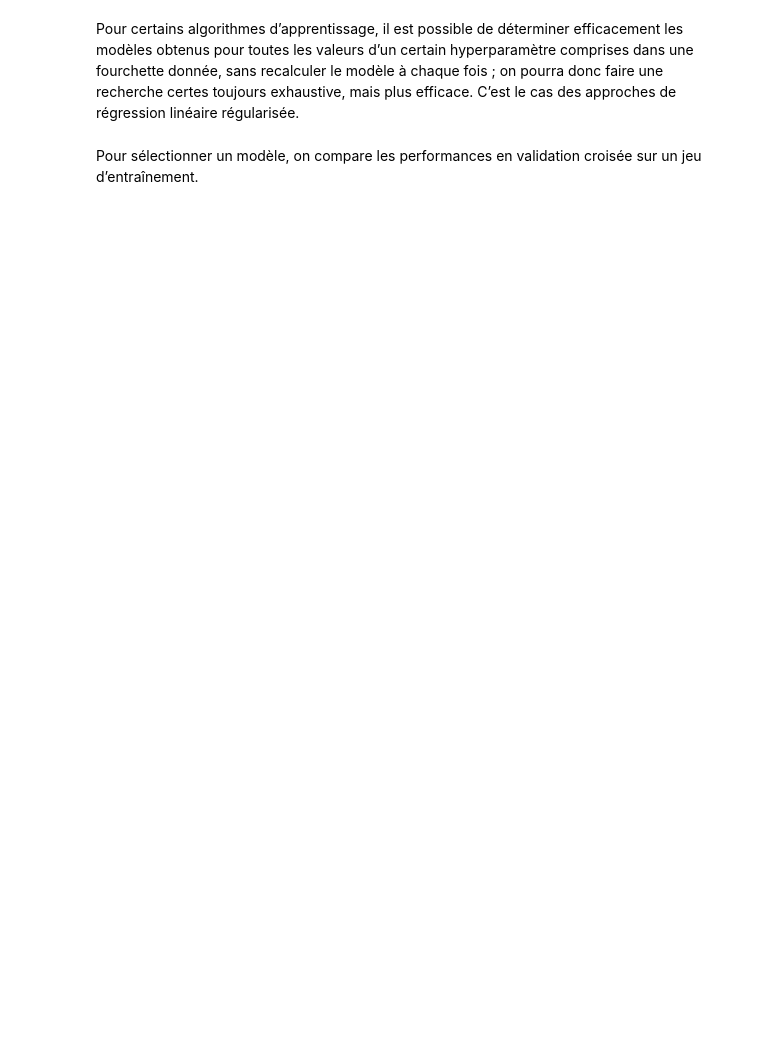
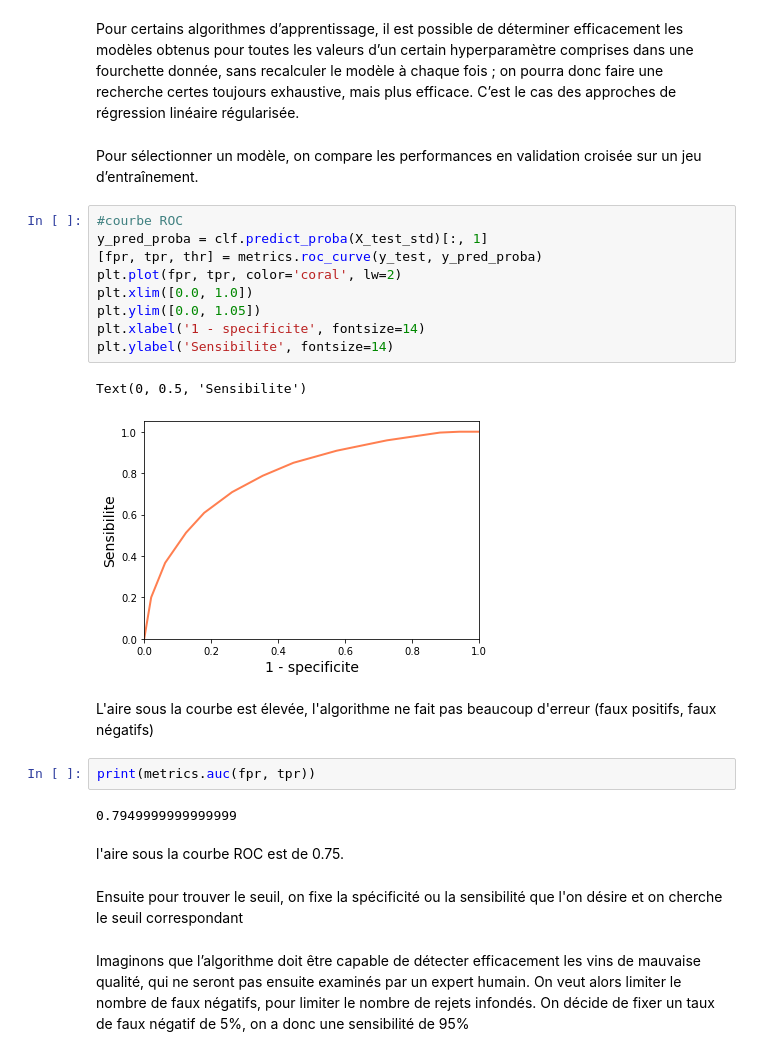
Before and after one commit to CorentinMAG/AI, a Jupyter notebook: KNN_improved.ipynb, the cells around one changed output. Cells and saved outputs as stored; diff of their text form; blank space fills up the shorter version.

```diff
--- a/KNN_improved.ipynb
+++ b/KNN_improved.ipynb
@@ -138,3 +124,27 @@ On voit que si la validation n'est pas croisée, la meilleure valeur pour k semb
 Pour certains algorithmes d’apprentissage, il est possible de déterminer efficacement les modèles obtenus pour toutes les valeurs d’un certain hyperparamètre comprises dans une fourchette donnée, sans recalculer le modèle à chaque fois ; on pourra donc faire une recherche certes toujours exhaustive, mais plus efficace. C’est le cas des approches de régression linéaire régularisée.
 # %% [markdown]
 Pour sélectionner un modèle, on compare les performances en validation croisée sur un jeu d’entraînement.
+# %%
+#courbe ROC
+y_pred_proba = clf.predict_proba(X_test_std)[:, 1]
+[fpr, tpr, thr] = metrics.roc_curve(y_test, y_pred_proba)
+plt.plot(fpr, tpr, color='coral', lw=2)
+plt.xlim([0.0, 1.0])
+plt.ylim([0.0, 1.05])
+plt.xlabel('1 - specificite', fontsize=14)
+plt.ylabel('Sensibilite', fontsize=14)
+# %% [output]
+Text(0, 0.5, 'Sensibilite')
+[figure, added]
+# %% [markdown]
+L'aire sous la courbe est élevée, l'algorithme ne fait pas beaucoup d'erreur (faux positifs, faux négatifs)
+# %%
+print(metrics.auc(fpr, tpr))
+# %% [output]
+0.7949999999999999
+# %% [markdown]
+l'aire sous la courbe ROC est de 0.75.
+# %% [markdown]
+Ensuite pour trouver le seuil, on fixe la spécificité ou la sensibilité que l'on désire et on cherche le seuil correspondant
+# %% [markdown]
+Imaginons que l’algorithme doit être capable de détecter efficacement les vins de mauvaise qualité, qui ne seront pas ensuite examinés par un expert humain. On veut alors limiter le nombre de faux négatifs, pour limiter le nombre de rejets infondés. On décide de fixer un taux de faux négatif de 5%, on a donc une sensibilité de 95%
```
Also changed, not shown: parts of 7 cells of this notebook, 2 other files.
